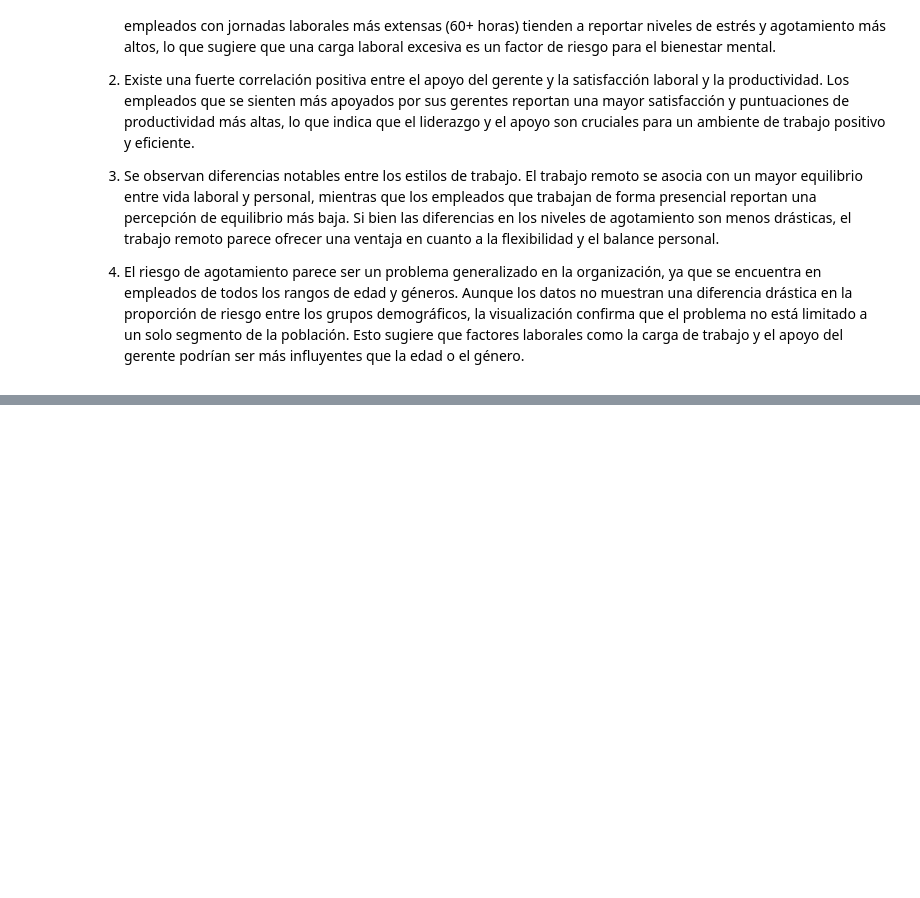
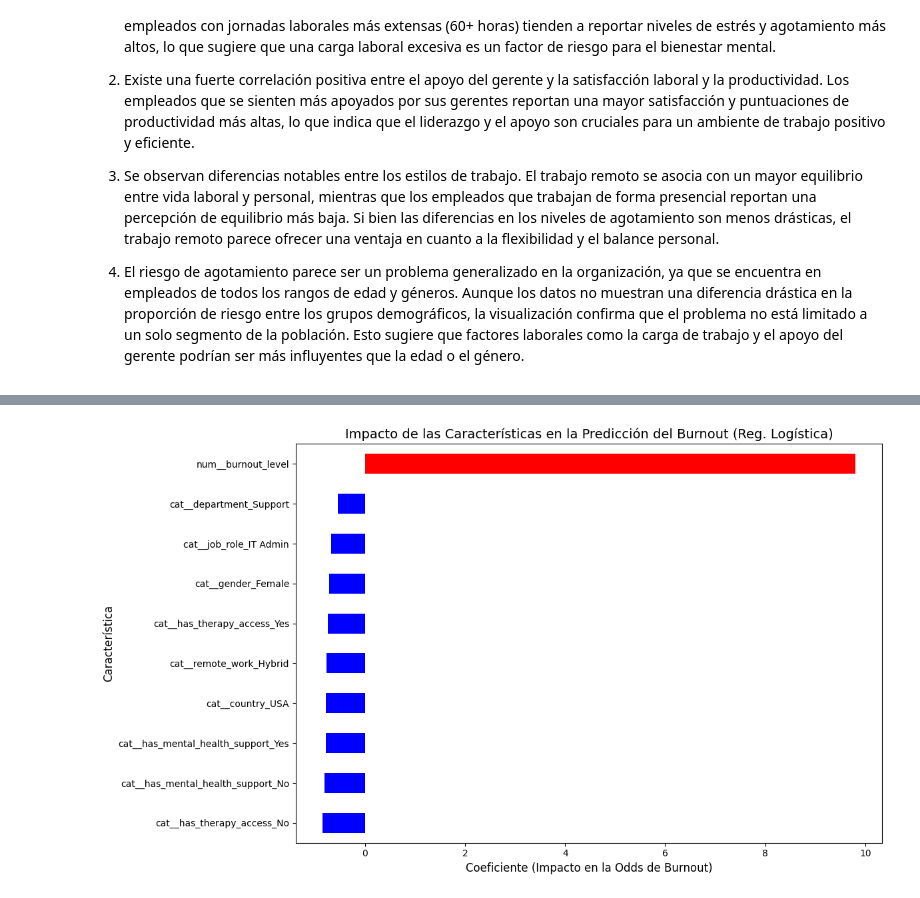
Before and after one commit to DanielaArvelo/Proyecto_DSI, a Jupyter notebook: ProyectoDS_ParteI_Arvelo.ipynb, the cells around one changed output, grey strips where cells are left out. Cells and saved outputs as stored; diff of their text form; code cells hidden in the pictures; blank space fills up the shorter version.

```diff
--- a/ProyectoDS_ParteI_Arvelo.ipynb
+++ b/ProyectoDS_ParteI_Arvelo.ipynb
@@ -269,0 +474,81 @@ plt.show()
+# %%
+# --- SOLUCIÓN AL ERROR DE DIMENSIÓN ---
+# Eliminamos las columnas que resultaron ser 100% NaN (causaron el error de forma)
+cols_to_drop = ['remainder__work_hours_range', 'remainder__age_range']
+
+if all(col in X_train.columns for col in cols_to_drop):
+    X_train = X_train.drop(columns=cols_to_drop)
+    X_test = X_test.drop(columns=cols_to_drop)
+    print(f"Columnas {cols_to_drop} eliminadas. Dimensiones actuales: {X_train.shape}")
+else:
+    print("AVISO: Las columnas ya fueron eliminadas o no existen. Procediendo con el chequeo.")
+
+
+# --- CHEQUEO Y LIMPIEZA FINAL ANTI-NaN ---
+if X_train.isnull().any().any():
+    print("\nAVISO: Se detectaron NaNs residuales. Aplicando imputación final forzada...")
+
+    # Usamos la mediana para imputar cualquier NaN restante
+    final_imputer = SimpleImputer(strategy='median')
+
+    # Ajustamos y transformamos en X_train y transformamos en X_test
+    X_train_clean = final_imputer.fit_transform(X_train)
+    X_test_clean = final_imputer.transform(X_test)
+
+    # Convertir de nuevo a DataFrame para mantener los nombres de columna (Ahora la forma sí coincide: 52)
+    X_train = pd.DataFrame(X_train_clean, columns=X_train.columns)
+    X_test = pd.DataFrame(X_test_clean, columns=X_test.columns)
+
+    print("Imputación final completada. ¡Datos listos!")
+else:
+    print("X_train está limpio de NaNs. Procediendo...")
+
+
+# --- ENTRENAMIENTO DE MODELOS (Paso 5) ---
+
+# 1. Regresión Logística
+print("\n--- 1. Entrenamiento: Regresión Logística (Modelo Lineal) ---")
+log_model = LogisticRegression(solver='liblinear', random_state=42, class_weight='balanced', max_iter=1000) # Se aumenta max_iter por seguridad
+log_model.fit(X_train, y_train)
+
+# Predicción y evaluación
+y_pred_log = log_model.predict(X_test)
+y_proba_log = log_model.predict_proba(X_test)[:, 1]
+
+print("\nInforme de Clasificación (Regresión Logística):")
+print(classification_report(y_test, y_pred_log))
+print(f"AUC-ROC Score (Regresión Logística): {roc_auc_score(y_test, y_proba_log):.4f}")
+
+# 2. Árbol de Decisión
+print("\n--- 2. Entrenamiento: Árbol de Decisión (Modelo No Lineal) ---")
+dt_model = DecisionTreeClassifier(max_depth=5, random_state=42, class_weight='balanced')
+dt_model.fit(X_train, y_train)
+
+# Predicción y evaluación
+y_pred_dt = dt_model.predict(X_test)
+y_proba_dt = dt_model.predict_proba(X_test)[:, 1]
+
+print("\nInforme de Clasificación (Árbol de Decisión):")
+print(classification_report(y_test, y_pred_dt))
+print(f"AUC-ROC Score (Árbol de Decisión): {roc_auc_score(y_test, y_proba_dt):.4f}")
+
+
+# 3. Interpretación: Coeficientes de la Regresión Logística (Top 10)
+print("\n--- 3. Interpretación: Coeficientes de la Regresión Logística (Top 10) ---")
+coefficients = pd.Series(log_model.coef_[0], index=X_train.columns)
+top_10_coefs = coefficients.abs().nlargest(10).index
+top_10_features_signed = coefficients[top_10_coefs].sort_values(ascending=False)
+
+# Visualización de Coeficientes de Regresión Logística
+plt.figure(figsize=(12, 7))
+top_10_features_signed.plot(
+    kind='barh',
+    color=['red' if coef > 0 else 'blue' for coef in top_10_features_signed.values]
+)
+plt.title('Impacto de las Características en la Predicción del Burnout (Reg. Logística)', fontsize=14)
+plt.xlabel('Coeficiente (Impacto en la Odds de Burnout)', fontsize=12)
+plt.ylabel('Característica', fontsize=12)
+plt.gca().invert_yaxis()
+plt.tight_layout()
+plt.show()
+# %% [output]
@@ -269,0 +572 @@ plt.show()
+[figure, added]
```
Also changed, not shown: parts of 11 cells of this notebook.
